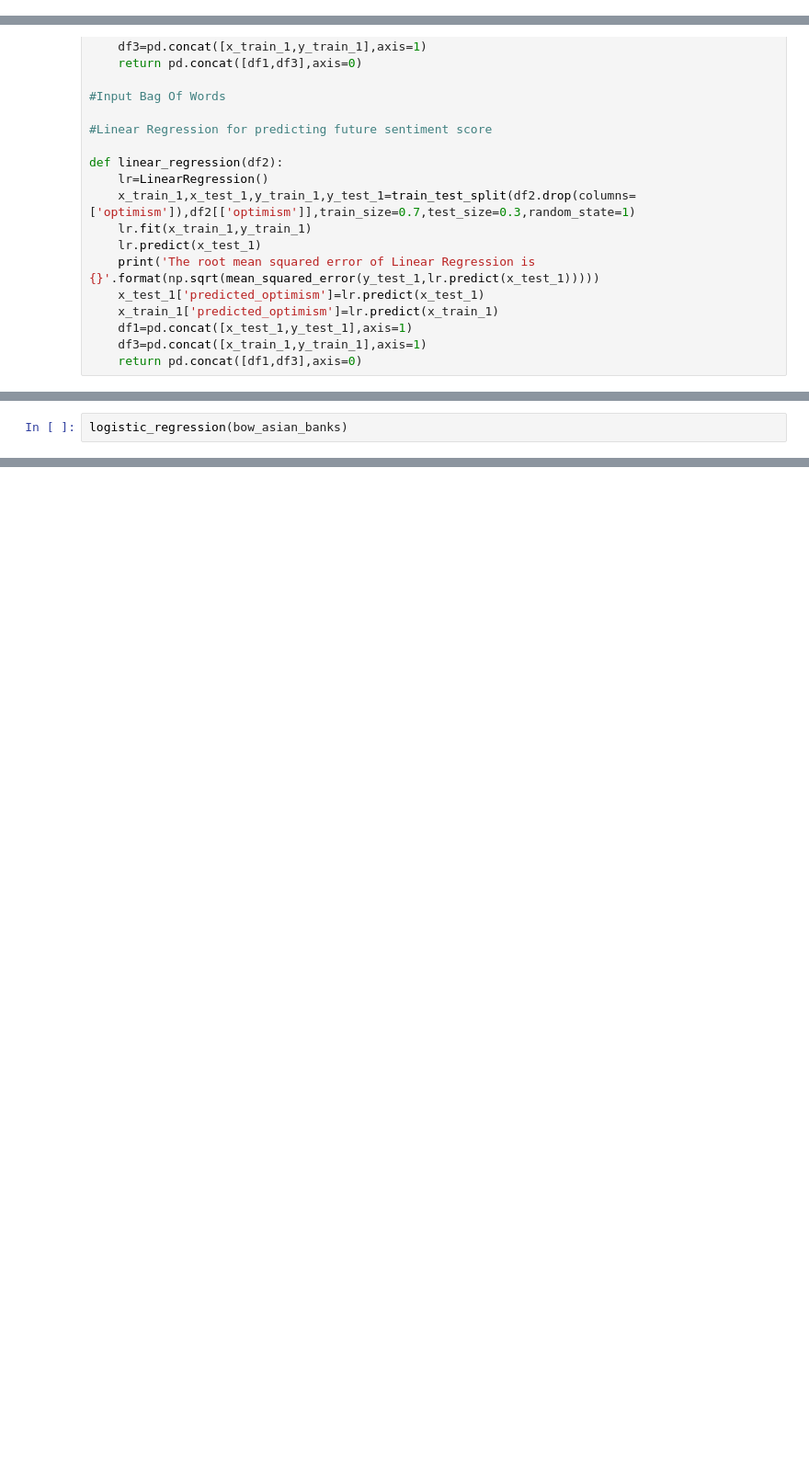
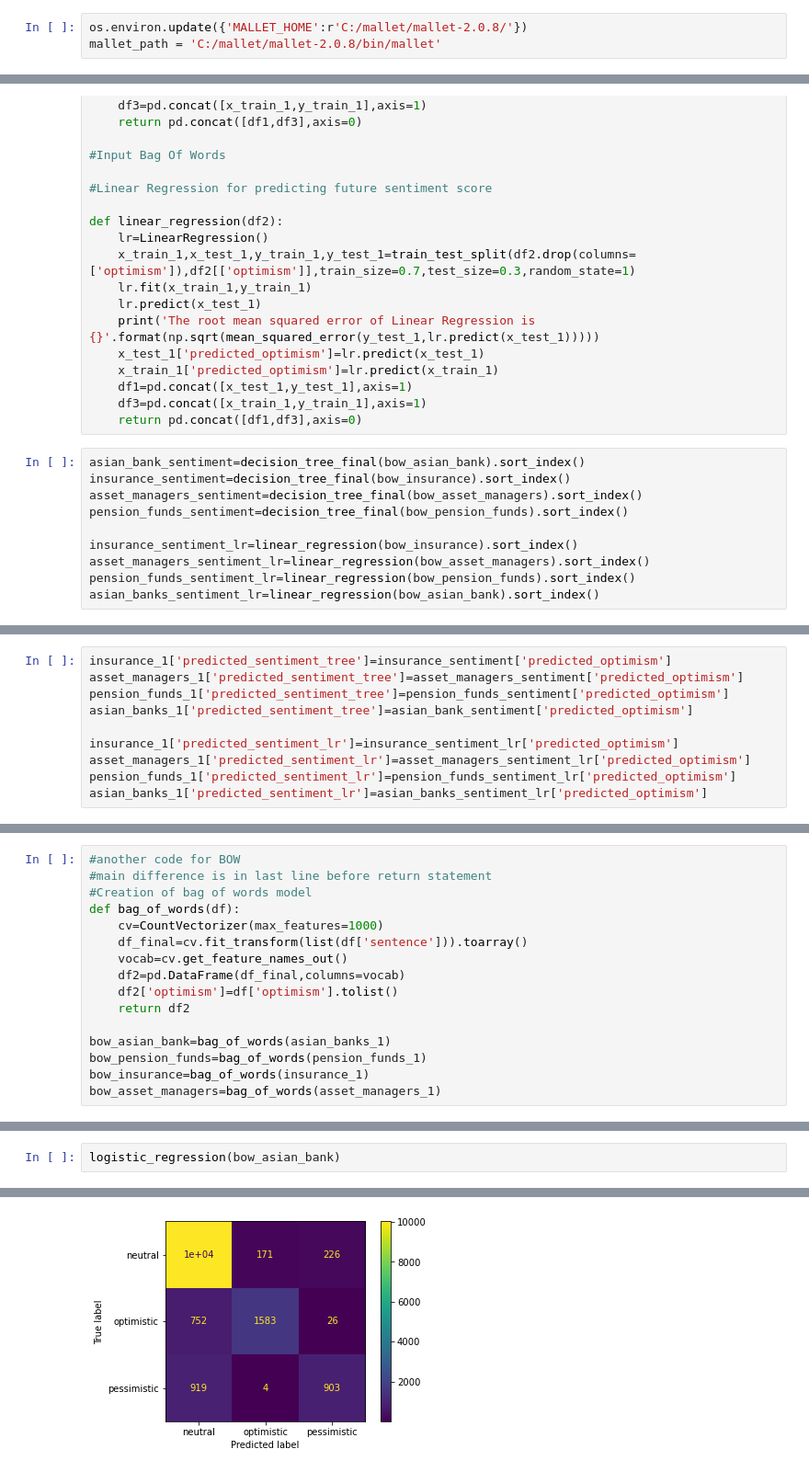
Before and after one commit to cl-xy/bt4103_esg, a Jupyter notebook: WIN_BT4103_Decarbonization.ipynb, the cells around one changed output, grey strips where cells are left out. Shown at 92% size. Cells and saved outputs as stored; diff of their text form; blank space fills up the shorter version.

```diff
--- a/WIN_BT4103_Decarbonization.ipynb
+++ b/WIN_BT4103_Decarbonization.ipynb
@@ -726,3 +424,6 @@ mallet_path = 'C:\mallet\bin\mallet'
+# %%
+os.environ.update({'MALLET_HOME':r'C:/mallet/mallet-2.0.8/'})
+mallet_path = 'C:/mallet/mallet-2.0.8/bin/mallet'
 # %%
 # function to compute coherence value of each model
 def compute_coherence_values(dictionary, corpus, texts, limit, start=2, step=3):
@@ -1142,3 +827,13 @@ def linear_regression(df2):
     df1=pd.concat([x_test_1,y_test_1],axis=1)
     df3=pd.concat([x_train_1,y_train_1],axis=1)
     return pd.concat([df1,df3],axis=0)
+# %%
+asian_bank_sentiment=decision_tree_final(bow_asian_bank).sort_index()
+insurance_sentiment=decision_tree_final(bow_insurance).sort_index()
+asset_managers_sentiment=decision_tree_final(bow_asset_managers).sort_index()
+pension_funds_sentiment=decision_tree_final(bow_pension_funds).sort_index()
+
+insurance_sentiment_lr=linear_regression(bow_insurance).sort_index()
+asset_managers_sentiment_lr=linear_regression(bow_asset_managers).sort_index()
+pension_funds_sentiment_lr=linear_regression(bow_pension_funds).sort_index()
+asian_banks_sentiment_lr=linear_regression(bow_asian_bank).sort_index()
@@ -1144,0 +849,10 @@ def linear_regression(df2):
+# %%
+insurance_1['predicted_sentiment_tree']=insurance_sentiment['predicted_optimism']
+asset_managers_1['predicted_sentiment_tree']=asset_managers_sentiment['predicted_optimism']
+pension_funds_1['predicted_sentiment_tree']=pension_funds_sentiment['predicted_optimism']
+asian_banks_1['predicted_sentiment_tree']=asian_bank_sentiment['predicted_optimism']
+
+insurance_1['predicted_sentiment_lr']=insurance_sentiment_lr['predicted_optimism']
+asset_managers_1['predicted_sentiment_lr']=asset_managers_sentiment_lr['predicted_optimism']
+pension_funds_1['predicted_sentiment_lr']=pension_funds_sentiment_lr['predicted_optimism']
+asian_banks_1['predicted_sentiment_lr']=asian_banks_sentiment_lr['predicted_optimism']
@@ -1145,3 +1135,19 @@ def linear_regression(df2):
+# %%
+#another code for BOW
+#main difference is in last line before return statement
+#Creation of bag of words model
+def bag_of_words(df):
+    cv=CountVectorizer(max_features=1000)
+    df_final=cv.fit_transform(list(df['sentence'])).toarray()
+    vocab=cv.get_feature_names_out()
+    df2=pd.DataFrame(df_final,columns=vocab)
+    df2['optimism']=df['optimism'].tolist()
+    return df2
+
+bow_asian_bank=bag_of_words(asian_banks_1)
+bow_pension_funds=bag_of_words(pension_funds_1)
+bow_insurance=bag_of_words(insurance_1)
+bow_asset_managers=bag_of_words(asset_managers_1)
 # %%
 from sklearn import linear_model
 from sklearn.naive_bayes import MultinomialNB
@@ -1247,2 +1282,3 @@ decision_tree(bow_asset_managers)
 # %%
-logistic_regression(bow_asian_banks)
+logistic_regression(bow_asian_bank)
+# %% [output]
@@ -1248,0 +1293 @@ logistic_regression(bow_asian_banks)
+[figure, added]
```
Also changed, not shown: parts of 118 cells of this notebook.
